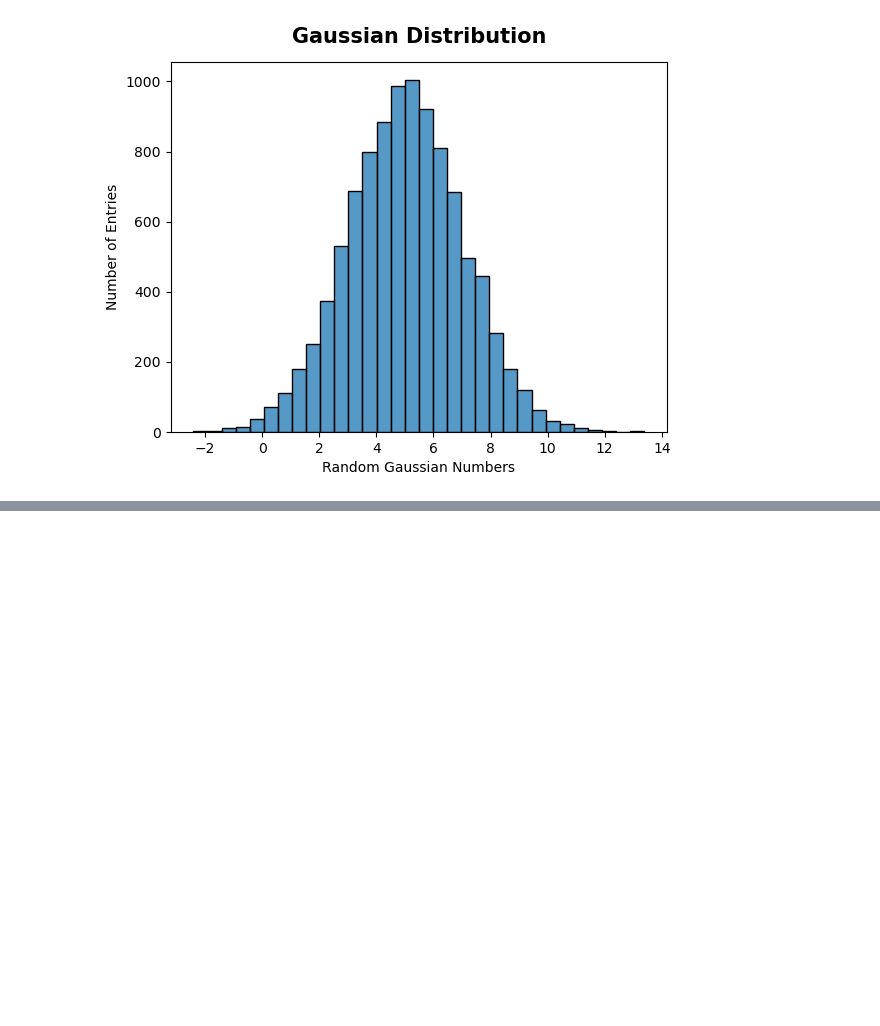
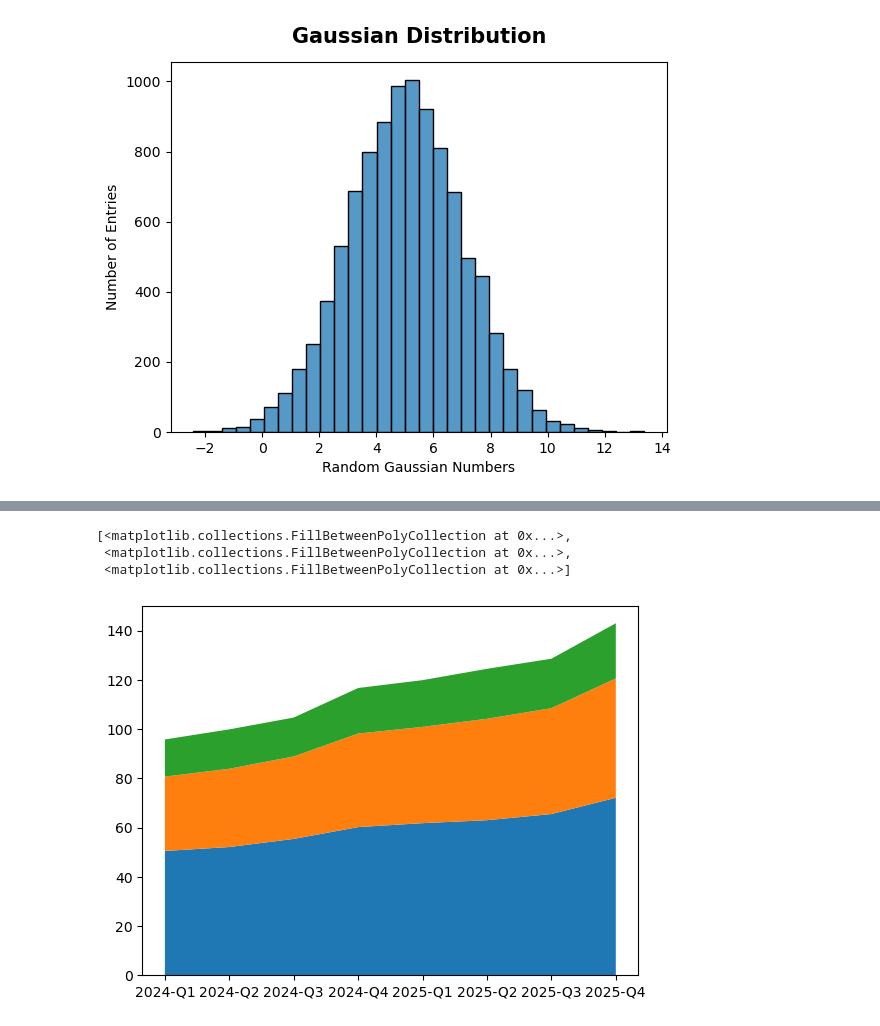
Before and after one commit to bdixit25/DataScience_Courses, a Jupyter notebook: Course_3_Data_Visualisation_with_Python/Module_1/Module_1.ipynb, the cells around one changed output, grey strips where cells are left out. Cells and saved outputs as stored; diff of their text form; code cells hidden in the pictures; blank space fills up the shorter version.

```diff
--- a/Course_3_Data_Visualisation_with_Python/Module_1/Module_1.ipynb
+++ b/Course_3_Data_Visualisation_with_Python/Module_1/Module_1.ipynb
@@ -474,0 +614,17 @@ plt.show()
+# %%
+# load the dataset
+
+area_csv = """Quarter,Netflicks,PrimeStream,HuluBox
+2024-Q1,50.5,30.2,15.1
+2024-Q2,52.1,31.8,16.0
+2024-Q3,55.4,33.5,15.8
+2024-Q4,60.2,38.0,18.5
+2025-Q1,61.8,39.1,19.0
+2025-Q2,63.0,41.2,20.3
+2025-Q3,65.5,43.0,20.1
+2025-Q4,72.1,48.5,22.4"""
+# %%
+# convert dataset to dataframe
+
+df_area_plt = pd.read_csv(io.StringIO(area_csv))
+print(df_area_plt)
@@ -474,0 +641,9 @@ plt.show()
+# %%
+# plotting the area plot
+
+plt.stackplot(df_area_plt['Quarter'], df_area_plt['Netflicks'], df_area_plt['PrimeStream'], df_area_plt['HuluBox'])
+# %% [output]
+[<matplotlib.collections.FillBetweenPolyCollection at 0x...>,
+ <matplotlib.collections.FillBetweenPolyCollection at 0x...>,
+ <matplotlib.collections.FillBetweenPolyCollection at 0x...>]
+[figure, added]
```
Also changed, not shown: parts of 18 cells of this notebook.
